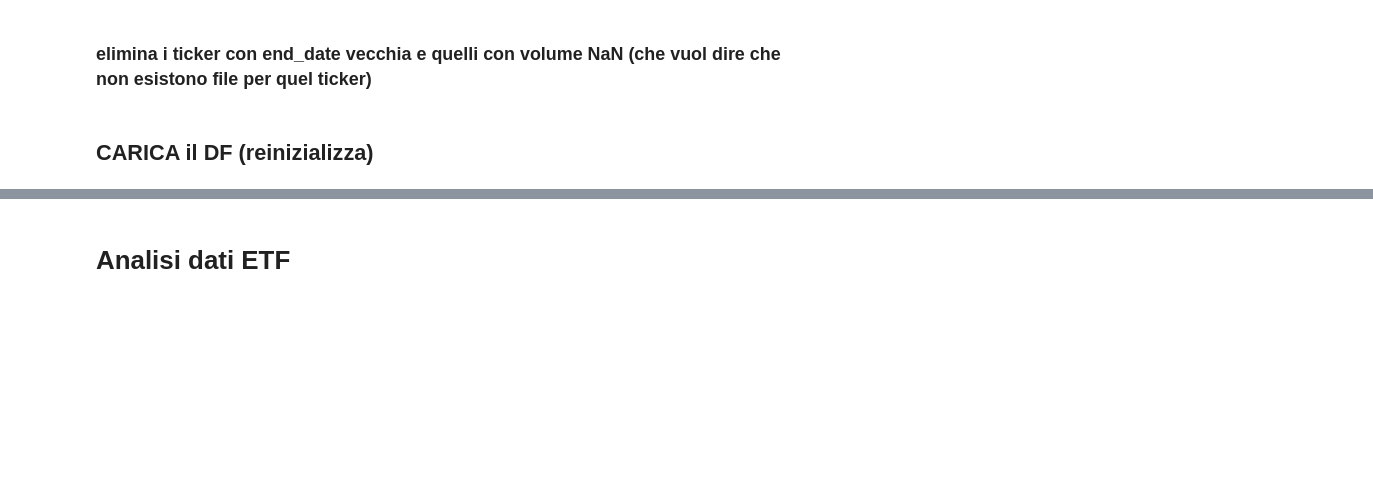
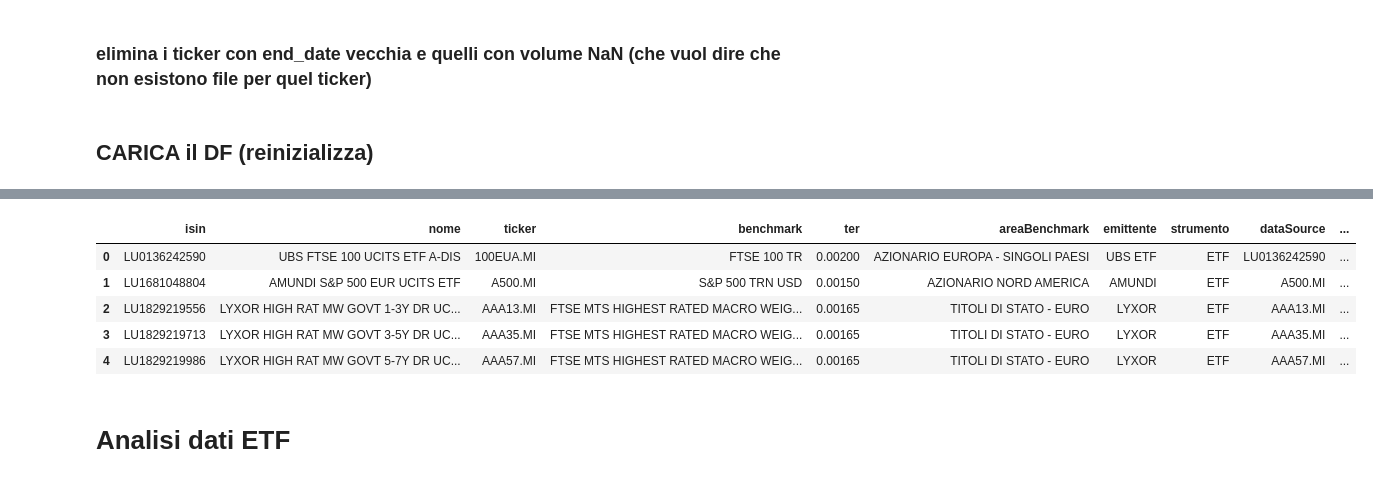
Before and after one commit to zniffur/mytrading, a Jupyter notebook: Clean data.ipynb, the cells around one changed output, grey strips where cells are left out. Cells and saved outputs as stored; diff of their text form; code cells hidden in the pictures; blank space fills up the shorter version.

```diff
--- a/Clean data.ipynb
+++ b/Clean data.ipynb
@@ -156,3 +161,16 @@ df12.head()
+# %%
+df2 = pd.read_csv('etf_info_vol' + str(VOL_AVG_PERIOD)  + '_clean.csv')
+df2['endDate'] =  pd.to_datetime(df2['endDate'])
+df2['startDate'] =  pd.to_datetime(df2['startDate'])
+df2.drop(df2.columns[0] ,axis=1, inplace=True)
+df2.head()
+# %% [output]
+|  | isin | nome | ticker | benchmark | ter | areaBenchmark | emittente | strumento | dataSource | ... |
+| 0 | LU0136242590 | UBS FTSE 100 UCITS ETF A-DIS | 100EUA.MI | FTSE 100 TR | 0.00200 | AZIONARIO EUROPA - SINGOLI PAESI | UBS ETF | ETF | LU0136242590 | ... |
+| 1 | LU1681048804 | AMUNDI S&P 500 EUR UCITS ETF | A500.MI | S&P 500 TRN USD | 0.00150 | AZIONARIO NORD AMERICA | AMUNDI | ETF | A500.MI | ... |
+| 2 | LU1829219556 | LYXOR HIGH RAT MW GOVT 1-3Y DR UC... | AAA13.MI | FTSE MTS HIGHEST RATED MACRO WEIG... | 0.00165 | TITOLI DI STATO - EURO | LYXOR | ETF | AAA13.MI | ... |
+| 3 | LU1829219713 | LYXOR HIGH RAT MW GOVT 3-5Y DR UC... | AAA35.MI | FTSE MTS HIGHEST RATED MACRO WEIG... | 0.00165 | TITOLI DI STATO - EURO | LYXOR | ETF | AAA35.MI | ... |
+| 4 | LU1829219986 | LYXOR HIGH RAT MW GOVT 5-7Y DR UC... | AAA57.MI | FTSE MTS HIGHEST RATED MACRO WEIG... | 0.00165 | TITOLI DI STATO - EURO | LYXOR | ETF | AAA57.MI | ... |
 # %% [markdown]
 # Analisi dati ETF
 # %%
```
Also changed, not shown: parts of 24 cells of this notebook, 2 other files.
